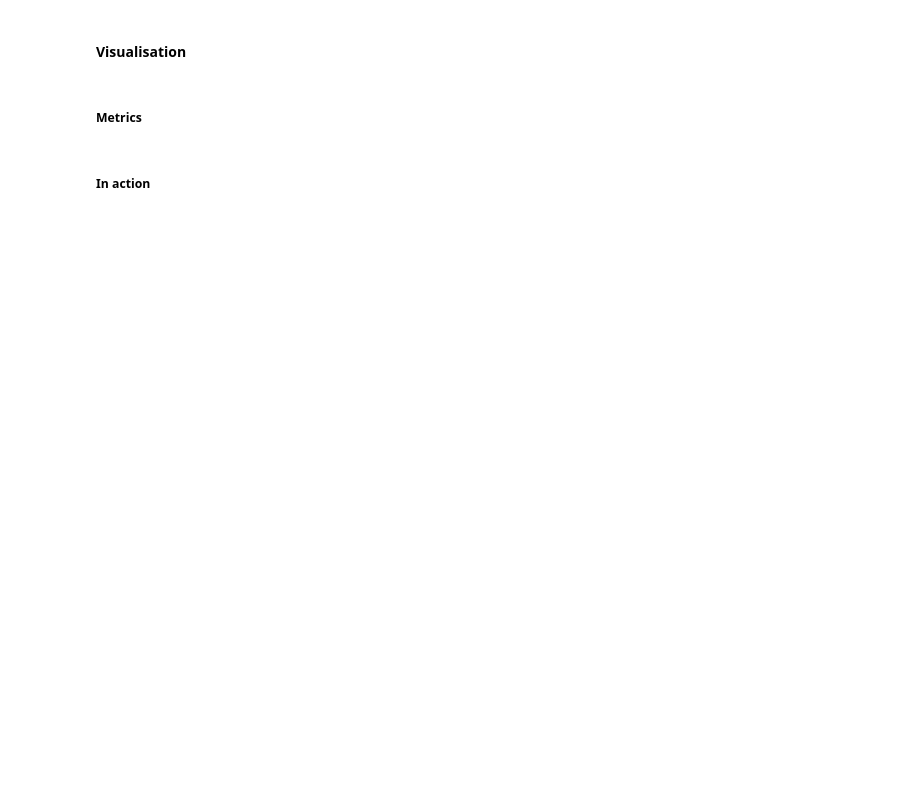
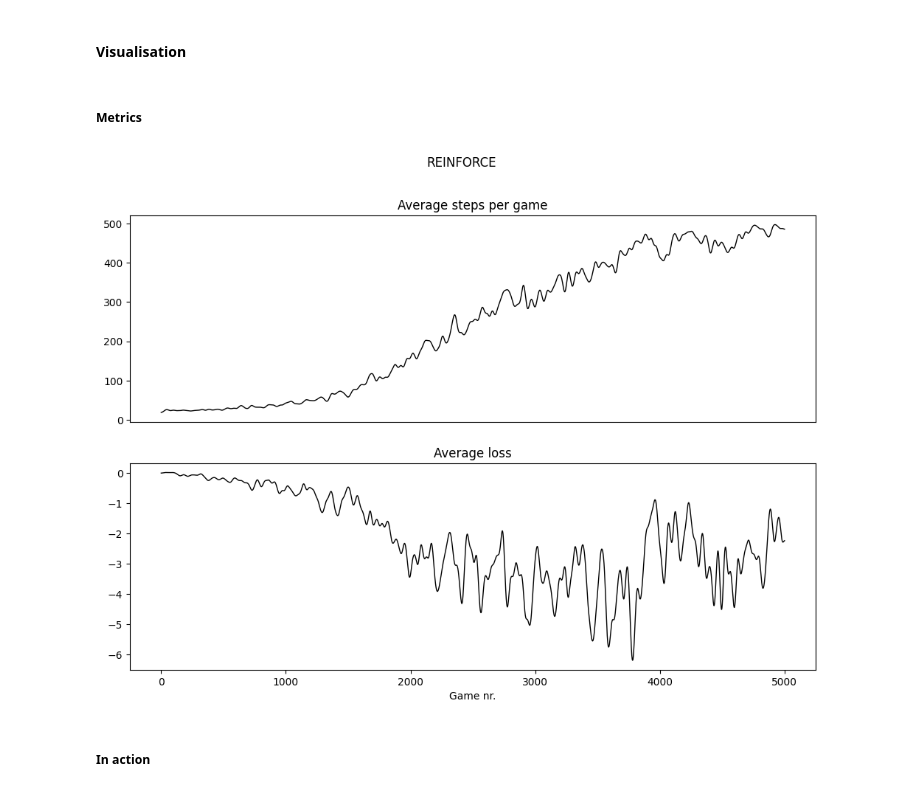
Before and after one commit to hallvardnmbu/reinforcement-learning, a Jupyter notebook: cart-pole/REINFORCE.ipynb, the cells around one changed output. Drawn from its saved outputs; the diff is of its cells as text; code cells hidden in the pictures; blank space fills up the shorter version.

```diff
--- a/cart-pole/REINFORCE.ipynb
+++ b/cart-pole/REINFORCE.ipynb
@@ -82,8 +100,11 @@ print(f"Total training time: {time.time()-start:.2f} seconds")
 # %% [markdown]
 ##### Metrics
 # %%
-plot(metrics, "REINFORCE")
+plot(metrics, "REINFORCE", window=15)
+plt.savefig("./results/reinforce-cart-pole-metrics.png")
 plt.show()
+# %% [output]
+[figure, added]
 # %% [markdown]
 ##### In action
 # %%
```
Also changed, not shown: parts of 3 cells of this notebook, 15 other files.
